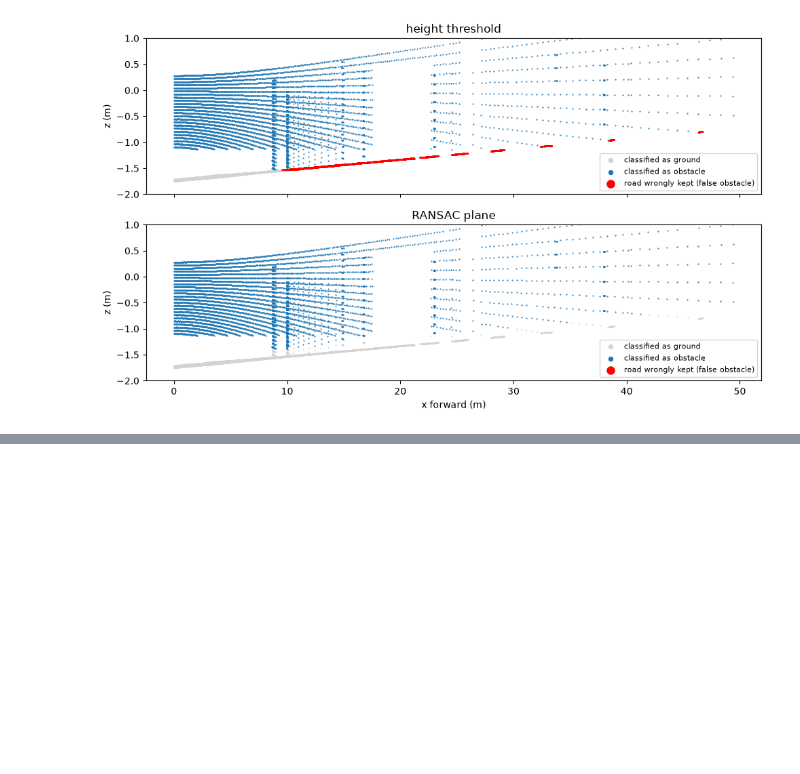
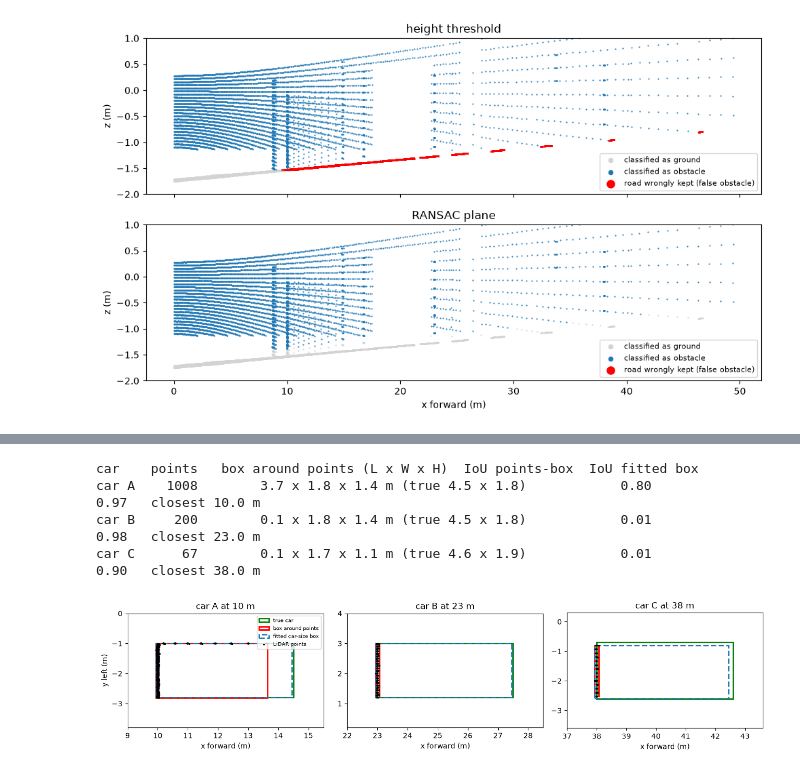
Before and after one commit to Ali-Haider-NSU/lidar-camera-fusion, a Jupyter notebook: notebooks/practice_lidar.ipynb, the cells around one changed output, grey strips where cells are left out. Cells and saved outputs as stored; diff of their text form; code cells hidden in the pictures; blank space fills up the shorter version.

Commit message:
Practice: worked example 3 – partial views and car-size box fitting

```diff
--- a/notebooks/practice_lidar.ipynb
+++ b/notebooks/practice_lidar.ipynb
@@ -100,0 +103,74 @@ obstacle points removed by RANSAC: 170, all lower than 16 cm
+# %%
+import sys; sys.path.insert(0, "..")
+import numpy as np
+import matplotlib.pyplot as plt
+from src import scene
+from src.pointcloud import crop, ransac_plane, euclidean_clusters, cluster_box
+
+rng = np.random.default_rng(0)
+points, labels, cloud = scene.simulate_scan(rng)
+roi, roi_mask = crop(cloud)
+p, roi_labels = roi[:, :3], labels[roi_mask]
+n, d, ground = ransac_plane(p)
+obst, obst_true = p[~ground], roi_labels[~ground]
+lab = euclidean_clusters(obst)                       # cluster id per obstacle point
+
+# ground-truth car boxes: label -> (x_min, x_max, y_min, y_max, height)
+TRUE = {b[0]: b[1:] for b in scene.BOXES}
+
+def bev_iou(a, b):
+    """IoU of two axis-aligned boxes (x_min, x_max, y_min, y_max) seen from above."""
+    w = max(0, min(a[1], b[1]) - max(a[0], b[0]))
+    h = max(0, min(a[3], b[3]) - max(a[2], b[2]))
+    inter = w * h
+    area = lambda r: (r[1] - r[0]) * (r[3] - r[2])
+    return inter / (area(a) + area(b) - inter)
+
+def fit_car_box(pts, length=4.5, width=1.8):
+    """Place a box of known car size at the visible corner closest to the sensor:
+    the rear face is the nearest x, the visible side is the y edge closest to y = 0."""
+    x0 = pts[:, 0].min()
+    if pts[:, 1].mean() < 0:                         # car on the right: visible side at y max
+        y1 = pts[:, 1].max()
+        return (x0, x0 + length, y1 - width, y1)
+    y0 = pts[:, 1].min()                             # car on the left: visible side at y min
+    return (x0, x0 + length, y0, y0 + width)
+
+print(f"{'car':6s} {'points':>6s}  {'box around points (L x W x H)':>30s}  "
+      f"{'IoU points-box':>14s}  {'IoU fitted box':>14s}")
+for car in (10, 11, 12):
+    c = np.bincount(lab[obst_true == car][lab[obst_true == car] >= 0]).argmax()
+    pts = obst[lab == c]
+    lo, hi, closest = cluster_box(pts)
+    size = hi - lo
+    raw = (lo[0], hi[0], lo[1], hi[1])
+    fitted = fit_car_box(pts)
+    t = TRUE[car][:4]
+    print(f"{scene.NAMES[car]:6s} {len(pts):6d}  {size[0]:9.1f} x {size[1]:3.1f} x {size[2]:3.1f} m "
+          f"(true {t[1] - t[0]:.1f} x {t[3] - t[2]:.1f})"
+          f"  {bev_iou(raw, t):14.2f}  {bev_iou(fitted, t):14.2f}   closest {closest:.1f} m")
+
+# bird's-eye view of the three cars
+fig, axs = plt.subplots(1, 3, figsize=(13, 3.8))
+for ax, car in zip(axs, (10, 11, 12)):
+    c = np.bincount(lab[obst_true == car][lab[obst_true == car] >= 0]).argmax()
+    pts = obst[lab == c]
+    lo, hi, _ = cluster_box(pts)
+    t = TRUE[car][:4]
+    f = fit_car_box(pts)
+    for (x0, x1, y0, y1), col, name in [(t, "green", "true car"),
+                                        ((lo[0], hi[0], lo[1], hi[1]), "red", "box around points"),
+                                        (f, "tab:blue", "fitted car-size box")]:
+        ax.add_patch(plt.Rectangle((x0, y0), x1 - x0, y1 - y0, fill=False, ec=col, lw=2,
+                                   ls="--" if col == "tab:blue" else "-", label=name))
+    ax.scatter(pts[:, 0], pts[:, 1], s=2, c="k", label="LiDAR points")
+    ax.set_xlim(t[0] - 1, t[1] + 1); ax.set_ylim(t[2] - 1, t[3] + 1); ax.set_aspect("equal")
+    ax.set_title(f"{scene.NAMES[car]} at {t[0]:.0f} m"); ax.set_xlabel("x forward (m)")
+axs[0].set_ylabel("y left (m)"); axs[0].legend(fontsize=7, loc="upper right")
+plt.tight_layout(); plt.show()
+# %% [output]
+car    points   box around points (L x W x H)  IoU points-box  IoU fitted box
+car A    1008        3.7 x 1.8 x 1.4 m (true 4.5 x 1.8)            0.80            0.97   closest 10.0 m
+car B     200        0.1 x 1.8 x 1.4 m (true 4.5 x 1.8)            0.01            0.98   closest 23.0 m
+car C      67        0.1 x 1.7 x 1.1 m (true 4.6 x 1.9)            0.01            0.90   closest 38.0 m
+[figure, added]
```
Also changed, not shown: parts of 1 cell of this notebook.
